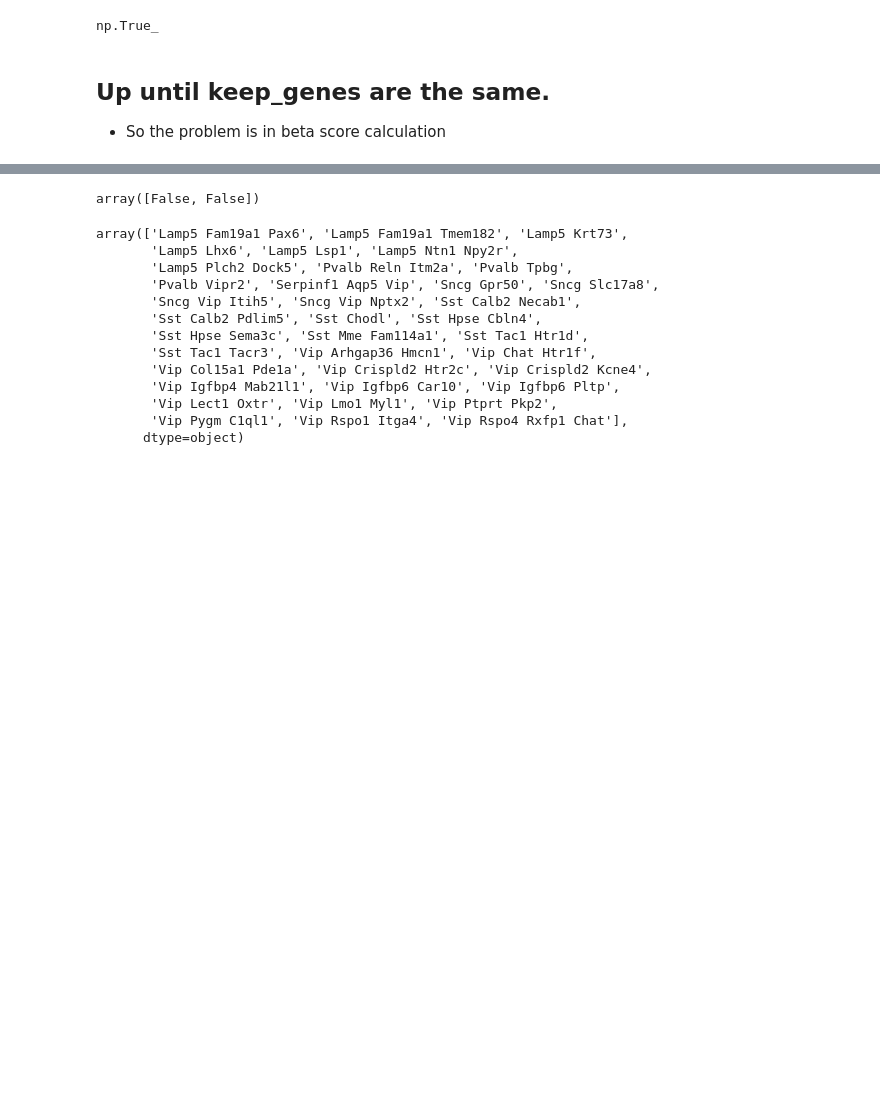
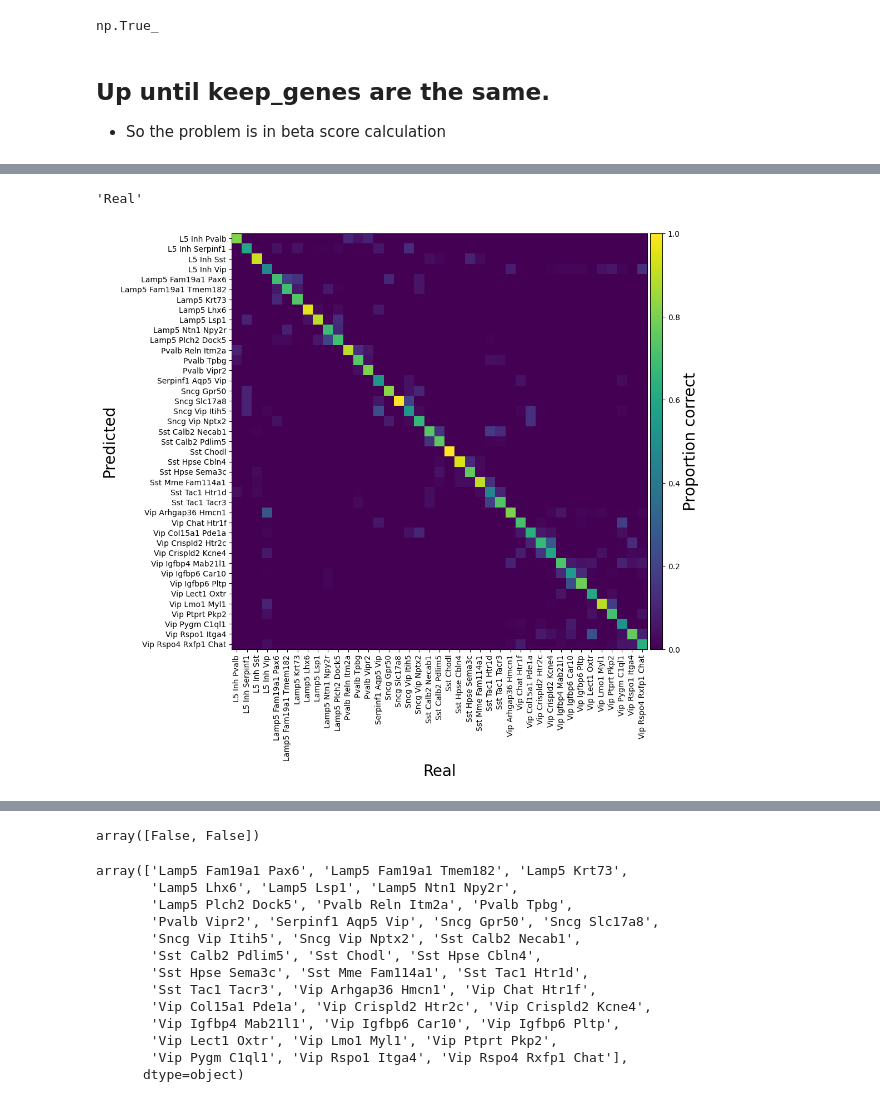
Before and after one commit to AllenNeuralDynamics/lamf_analysis_lims, a Jupyter notebook: gene_panel_selection/mfishtoolspy/240911_recreate_mfishtools.ipynb, the cells around one changed output, grey strips where cells are left out. Saved outputs shown, nothing was run; the diff lists cells and outputs as text; code cells hidden in the pictures; blank space fills up the shorter version.

```diff
--- a/gene_panel_selection/mfishtoolspy/240911_recreate_mfishtools.ipynb
+++ b/gene_panel_selection/mfishtoolspy/240911_recreate_mfishtools.ipynb
@@ -377,0 +599,9 @@ exclude_families=["LOC","Fam","RIK","RPS","RPL","\\-","Gm","Rnf","BC0"]
+# %%
+corr_matrix_df = mfishtools.cor_tree_mapping(map_data=data_log2.loc[:, keep_sampled_cells],
+median_data=median_per_cluster.loc[:, keep_clusts],
+genes_to_map=built_panel)
+assigned_cluster = mfishtools.get_top_match(corr_matrix_df)
+# %%
+reload(mfishtools)
+confusion_matrix = mfishtools.get_confusion_matrix(annotation.loc[keep_sampled_cells, 'cluster_label'].values,
+assigned_cluster.TopLeaf.values)
@@ -377,0 +630,26 @@ exclude_families=["LOC","Fam","RIK","RPS","RPL","\\-","Gm","Rnf","BC0"]
+# %%
+confusion_matrix.columns.name
+# %% [output]
+'Real'
+# %%
+
+from mpl_toolkits.axes_grid1 import make_axes_locatable
+
+fig, ax = plt.subplots(figsize=(10,10))
+im = ax.imshow(confusion_matrix)
+# add colorbar to the right, with the same height as the image
+divider = make_axes_locatable(ax)
+cax = divider.append_axes("right", size="3%", pad=0.05)
+
+cbar = plt.colorbar(im, cax=cax)
+cbar.set_label('Proportion correct', fontsize=20)
+
+# fig.colorbar(im, ax=ax, label='Proportion correct')
+ax.set_xlabel(confusion_matrix.columns.name, fontsize=20)
+ax.set_ylabel(confusion_matrix.index.name, fontsize=20)
+ax.set_xticks(range(len(confusion_matrix.columns)))
+ax.set_yticks(range(len(confusion_matrix.index)))
+ax.set_xticklabels(confusion_matrix.columns, rotation=90)
+ax.set_yticklabels(confusion_matrix.index);
+# %% [output]
+[figure, added]
```
Also changed, not shown: parts of 84 cells of this notebook, 4 other files.
